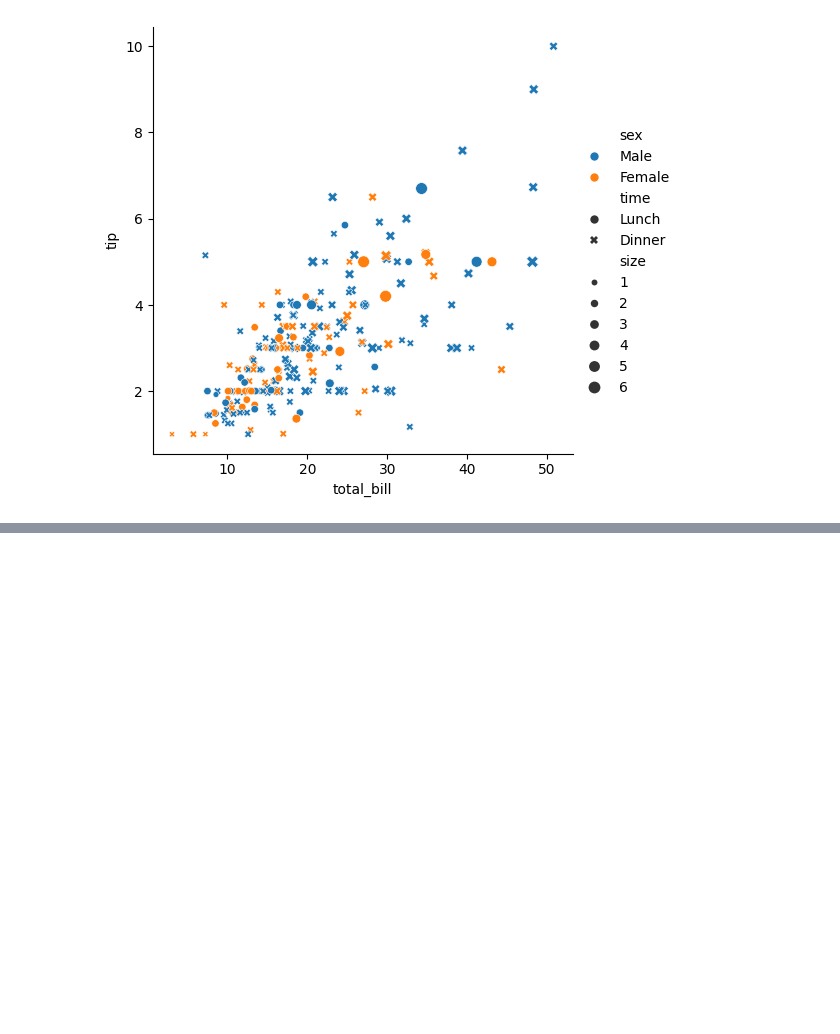
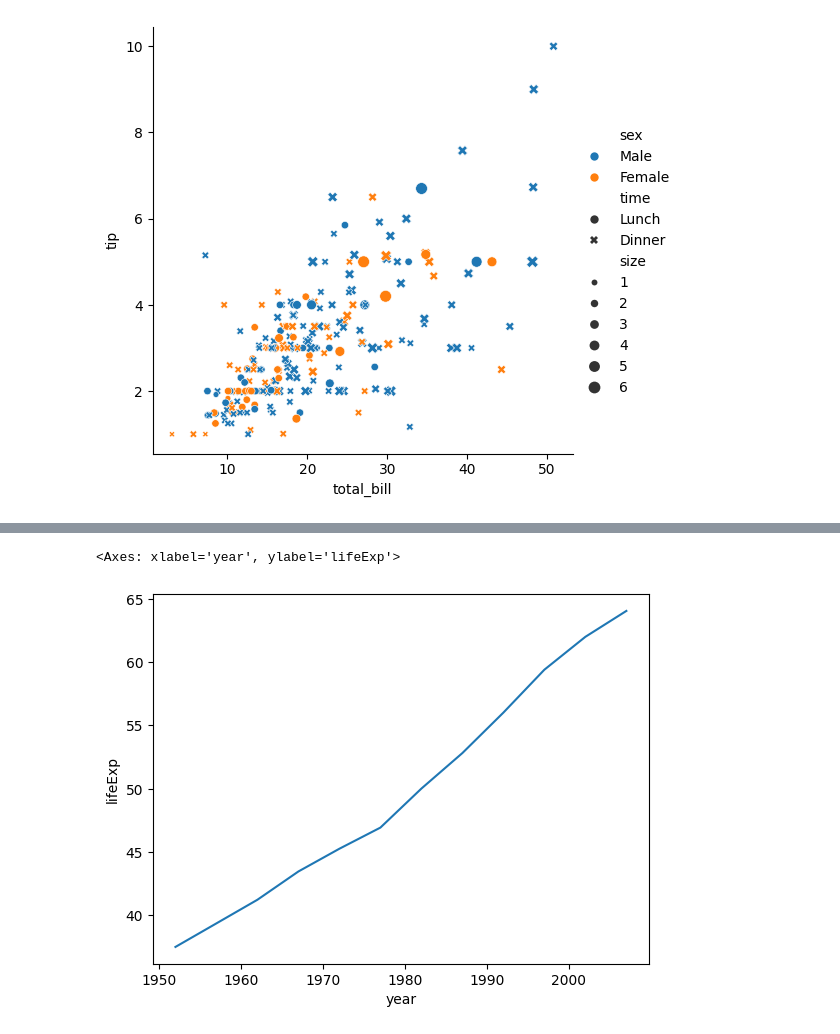
Before and after one commit to mohammadkhorshed/python-practice, a Jupyter notebook: seaborn/seaborn_learning.ipynb, the cells around one changed output, grey strips where cells are left out. Saved outputs shown, nothing was run; the diff lists cells and outputs as text; code cells hidden in the pictures; blank space fills up the shorter version.

Commit message:
Practiced Line plot

```diff
--- a/seaborn/seaborn_learning.ipynb
+++ b/seaborn/seaborn_learning.ipynb
@@ -67,0 +70,5 @@ sns.relplot(data=tips, x='total_bill', y='tip', hue='sex', style='time', size='s
+# %%
+# Importing data
+
+gap = px.data.gapminder()
+gap
@@ -67,0 +89,3 @@ sns.relplot(data=tips, x='total_bill', y='tip', hue='sex', style='time', size='s
+# %%
+temp_df = gap[gap['country'] == 'Bangladesh']
+temp_df
@@ -67,0 +106,6 @@ sns.relplot(data=tips, x='total_bill', y='tip', hue='sex', style='time', size='s
+# %%
+# Axes level function
+sns.lineplot(data=temp_df, x='year', y='lifeExp')
+# %% [output]
+<Axes: xlabel='year', ylabel='lifeExp'>
+[figure, added]
```
Also changed, not shown: parts of 8 cells of this notebook.
